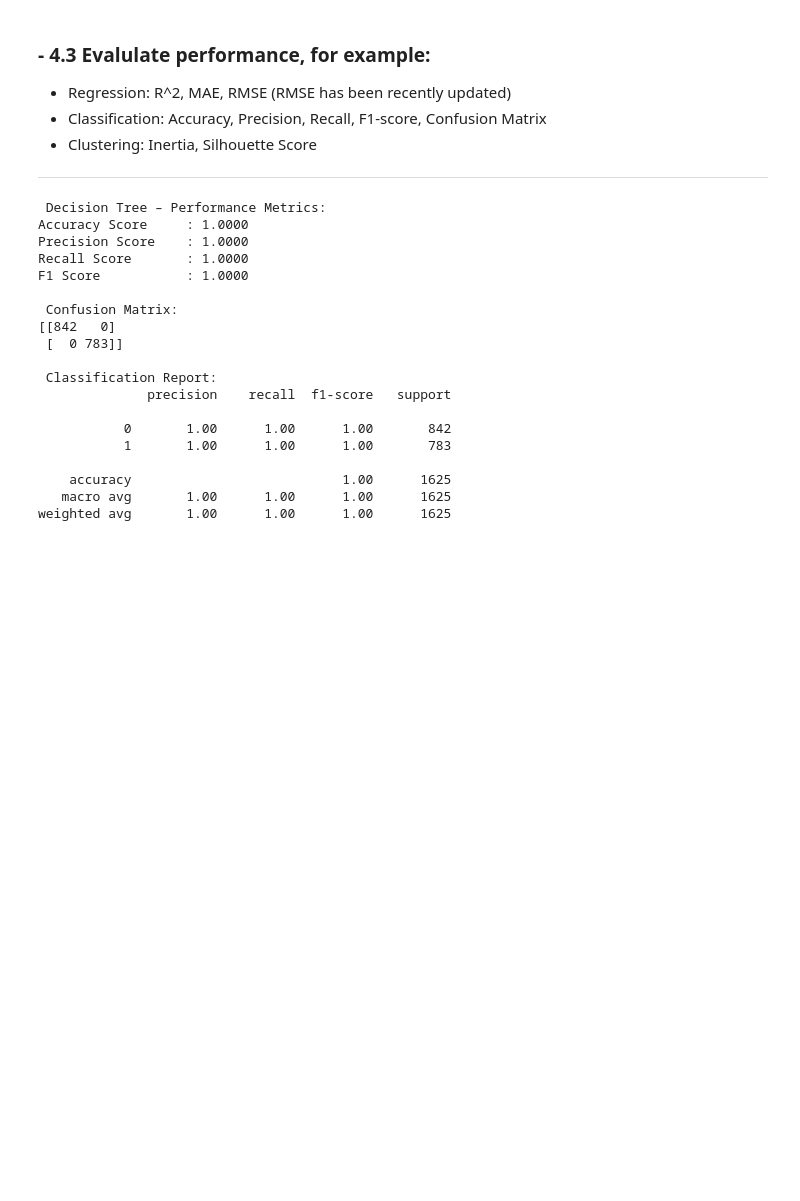
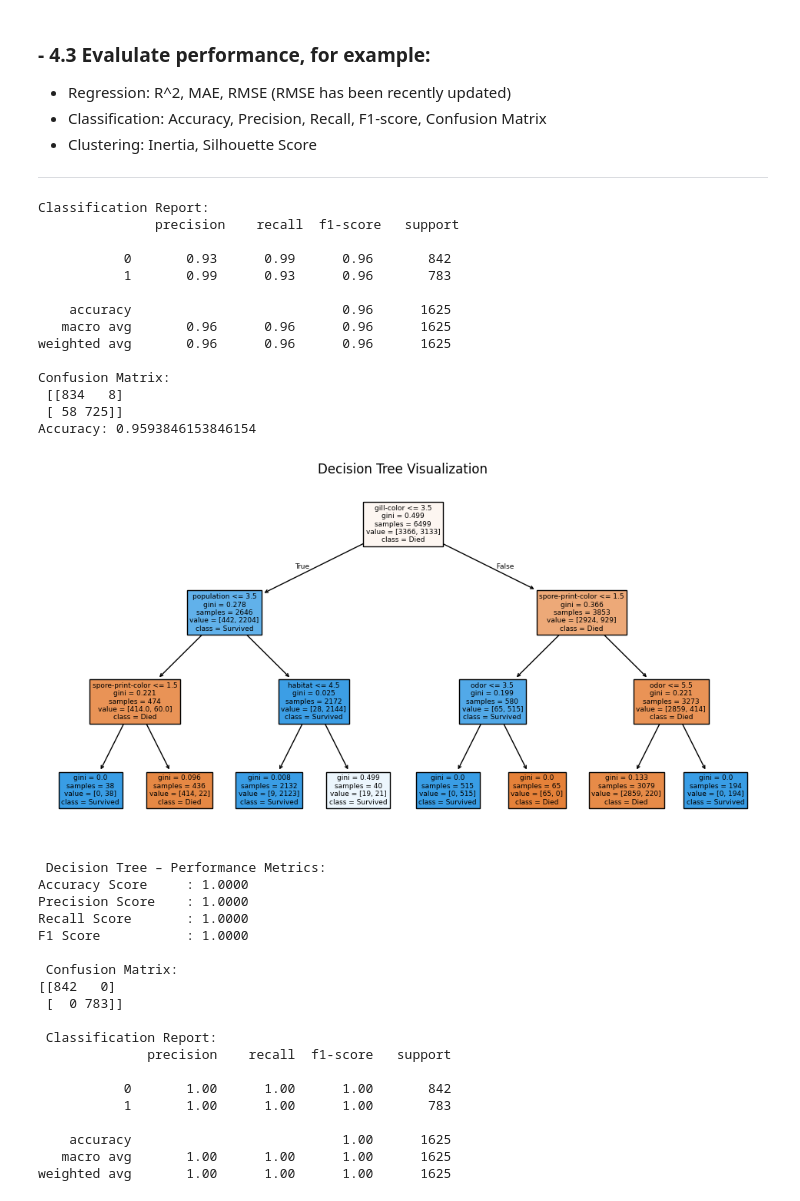
Before and after one commit to JBtallgrass/ml-04-midterm-jballard, a Jupyter notebook: ml-04-midterm-jballard.ipynb, the cells around one changed output. Cells and saved outputs as stored; diff of their text form; code cells hidden in the pictures; blank space fills up the shorter version.

Commit message:
transfer to Desktop to finish- test and explore

```diff
--- a/ml-04-midterm-jballard.ipynb
+++ b/ml-04-midterm-jballard.ipynb
@@ -498,3 +498,6 @@ class
 Name: proportion, dtype: float64
 
  Training set: (6499, 5), Test set: (1625, 5)
+# %%
+tree_model = DecisionTreeClassifier(max_depth=3, random_state=42)
+tree_model.fit(X_train, y_train)
@@ -521,6 +526,36 @@ print(" Decision Tree model trained successfully.")
   - Classification: Accuracy, Precision, Recall, F1-score, Confusion Matrix
   - Clustering: Inertia, Silhouette Score
 ---
+# %%
+# Evaluate the model
+y_pred = tree_model.predict(X_test)
+
+# Print evaluation metrics
+print("Classification Report:\n", classification_report(y_test, y_pred))
+print("Confusion Matrix:\n", confusion_matrix(y_test, y_pred))
+print("Accuracy:", accuracy_score(y_test, y_pred))
+
+# Visualize the decision tree
+plt.figure(figsize=(12, 6))
+plot_tree(tree_model, feature_names=X.columns, class_names=['Died', 'Survived'], filled=True)
+plt.title('Decision Tree Visualization')
+plt.show()
+# %% [output]
+Classification Report:
+               precision    recall  f1-score   support
+
+           0       0.93      0.99      0.96       842
+           1       0.99      0.93      0.96       783
+
+    accuracy                           0.96      1625
+   macro avg       0.96      0.96      0.96      1625
+weighted avg       0.96      0.96      0.96      1625
+
+Confusion Matrix:
+ [[834   8]
+ [ 58 725]]
+Accuracy: 0.9593846153846154
+[figure, added]
 # %%
 # Section 4.3 – Evaluate Performance (Decision Tree as Primary)
 # Predict on test set using Decision Tree
```
Also changed, not shown: parts of 3 cells of this notebook.
